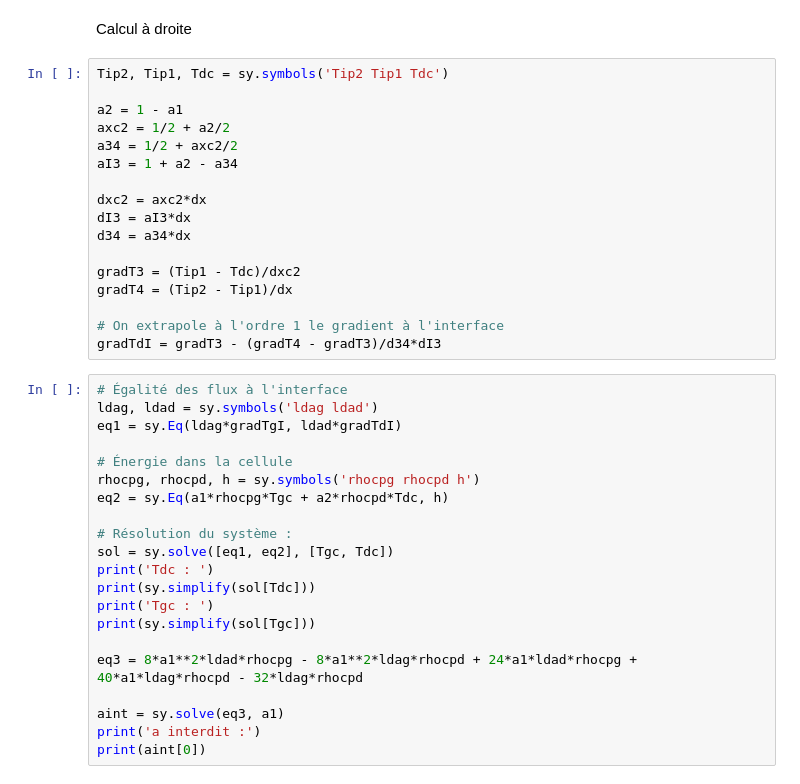
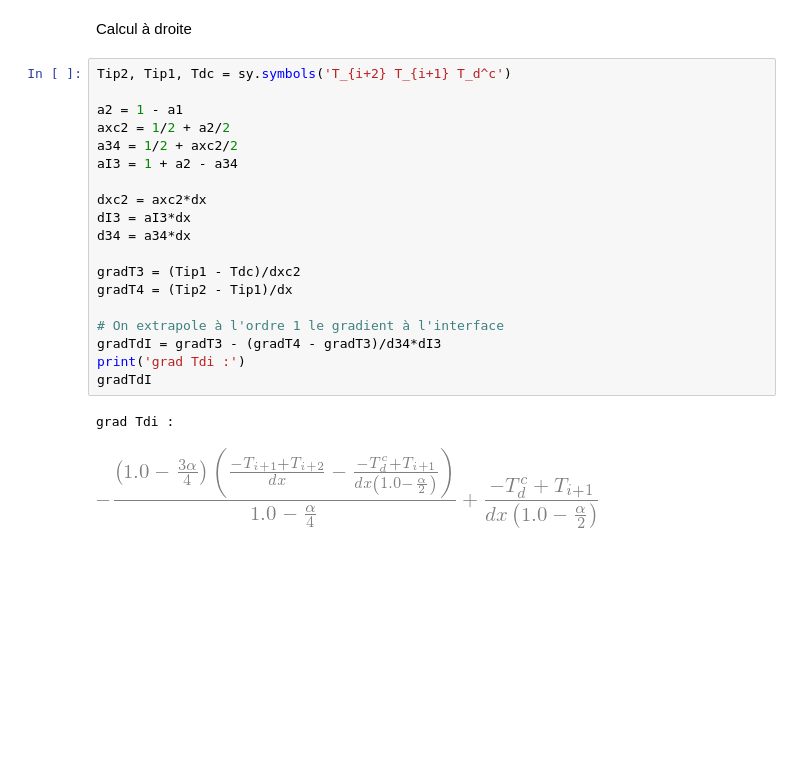
Before and after one commit to cea-trust-platform/FluidDyn, a Jupyter notebook: etudes/Calcul_T1_T2.ipynb, the cells around one changed output. Drawn from its saved outputs; the diff is of its cells as text; blank space fills up the shorter version.

```diff
--- a/etudes/Calcul_T1_T2.ipynb
+++ b/etudes/Calcul_T1_T2.ipynb
@@ -44,40 +47,24 @@ sy.pretty_p
 # %% [markdown]
 Calcul à droite
 # %%
-Tip2, Tip1, Tdc = sy.symbols('Tip2 Tip1 Tdc')
+Tip2, Tip1, Tdc = sy.symbols('T_{i+2} T_{i+1} T_d^c')
 
 a2 = 1 - a1
 axc2 = 1/2 + a2/2
 a34 = 1/2 + axc2/2
 aI3 = 1 + a2 - a34
 
 dxc2 = axc2*dx
 dI3 = aI3*dx
 d34 = a34*dx
 
 gradT3 = (Tip1 - Tdc)/dxc2
 gradT4 = (Tip2 - Tip1)/dx
 
 # On extrapole à l'ordre 1 le gradient à l'interface
 gradTdI = gradT3 - (gradT4 - gradT3)/d34*dI3
+print('grad Tdi :')
+gradTdI
+# %% [output]
+grad Tdi :
+[figure, added]
-# %%
-# Égalité des flux à l'interface
-ldag, ldad = sy.symbols('ldag ldad')
-eq1 = sy.Eq(ldag*gradTgI, ldad*gradTdI)
-
-# Énergie dans la cellule
-rhocpg, rhocpd, h = sy.symbols('rhocpg rhocpd h')
-eq2 = sy.Eq(a1*rhocpg*Tgc + a2*rhocpd*Tdc, h)
-
-# Résolution du système :
-sol = sy.solve([eq1, eq2], [Tgc, Tdc])
-print('Tdc : ')
-print(sy.simplify(sol[Tdc]))
-print('Tgc : ')
-print(sy.simplify(sol[Tgc]))
-
-eq3 = 8*a1**2*ldad*rhocpg - 8*a1**2*ldag*rhocpd + 24*a1*ldad*rhocpg + 40*a1*ldag*rhocpd - 32*ldag*rhocpd
-
-aint = sy.solve(eq3, a1)
-print('a interdit :')
-print(aint[0])
```
Also changed, not shown: parts of 9 cells of this notebook, 3 other files.
